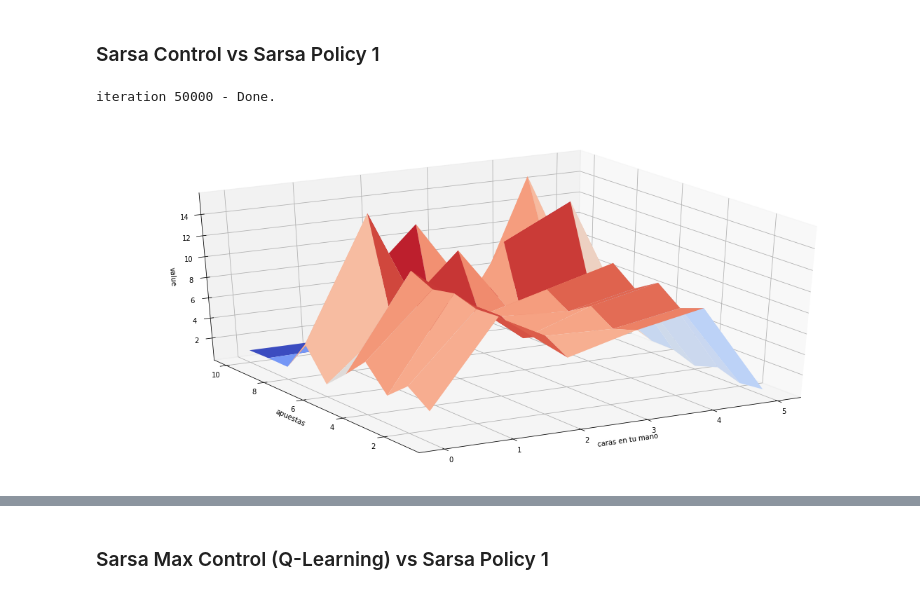
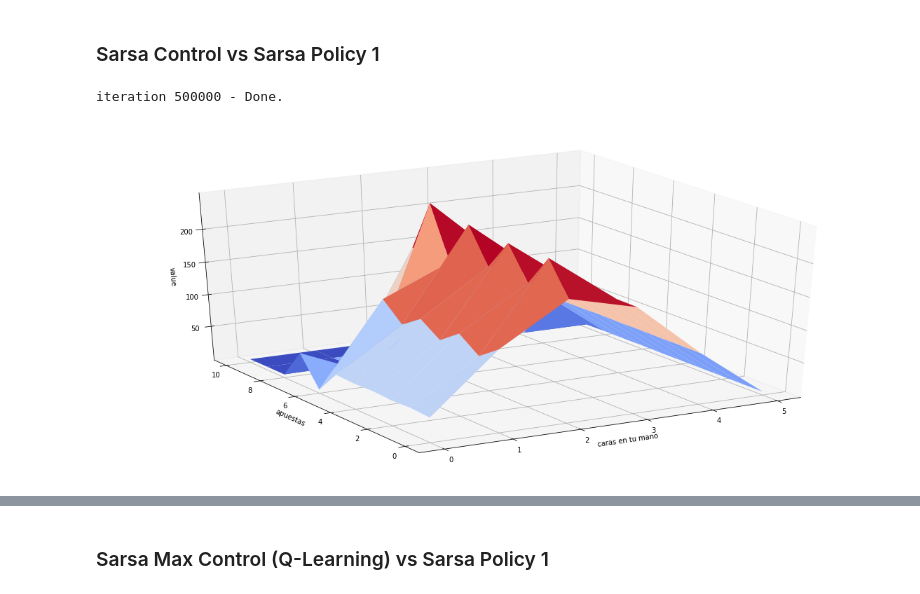
Before and after one commit to LecJackS/Procesos-Markovianos-Para-el-Aprendizaje-Automatico-2019-1C, a Jupyter notebook: tp3/TP3.ipynb, the cells around one changed output, grey strips where cells are left out. Drawn from its saved outputs; the diff is of its cells as text; code cells hidden in the pictures.

```diff
--- a/tp3/TP3.ipynb
+++ b/tp3/TP3.ipynb
@@ -454,17 +455,6 @@ def sarsa(env, num_episodes, alpha, gamma=1.0, epsmin=0.01):
             # Keeping same next_action as BEFORE Q update
             action = next_action
 
-            #save snaps
-            total_snaps = 250
-            if iteration%round(num_episodes/total_snaps) == 0:
-                #############################
-                # Save snap.png for animation
-                V_temp      = dict((k, np.max(v))    for k, v in Q.items())
-                save_value_plot(V_temp, iteration, "sarsa-control")
-                policy_temp = dict((k, np.argmax(v)) for k, v in Q.items())
-                save_policy_plot(policy_temp, iteration,"sarsa-control")
-                ############################
-
             if done:
                 # Juego terminado
                 break
@@ -479,7 +469,7 @@ def sarsa(env, num_episodes, alpha, gamma=1.0, epsmin=0.01):
 <img src="./img/sarsa-control-value-50000-iter.gif" width="600" align="left" />  <img src="./img/sarsa-control-policy-50000-iter.gif" width="200" align="left" />
 # %%
 # Calcular la politica optima y el value function
-Q_sarsa = sarsa(env, 50000, 0.009)
+Q_sarsa = sarsa(env, 500000, 0.009)
 V = dict((k, np.max(v)) for k, v in Q_sarsa.items())
 plot_values(V)
 # %% [output]
@@ -583,7 +566,7 @@ def total_faces(list_players):
     return RV
 
 class PerudoSimplificadoSmart(gym.Env):
-    def __init__(self):
+    def __init__(self, policy={}):
         self.action_space = spaces.Discrete(2)
         self.observation_space = spaces.Tuple((
                 spaces.Discrete(5),   # mis monedas
@@ -592,10 +575,11 @@ class PerudoSimplificadoSmart(gym.Env):
         #random policy
         #always one policy
         #copy cat policy
-        self.policy = {}
+        self.policy = policy
         self.seed()
         # Empieza el juego
         self.reset()
+        #
 
     def seed(self, seed=None):
         self.np_random, seed = seeding.np_random(seed)
@@ -679,8 +663,9 @@ class PerudoSimplificadoSmart(gym.Env):
         self.player_1 = throw_coin(5,self.np_random)
         self.player_2 = throw_coin(5,self.np_random)
         if np.random.rand()>0.5:
-            # Bot starts and takes action 1: increases bet
-            self.guess = 1
+            # Bot starts and takes action based on policy
+            self.guess = 0
+            self.player2_turn()
         else:
             # We start, we still need to make an action
             self.guess = 0
@@ -735,8 +724,7 @@ plot_policy(policy_sarsamax_2)
 # %% [markdown]
 ## Sarsa Policy found before vs All three Control Methods
 # %%
-env_sarsa = PerudoSimplificadoSmart()
-env_sarsa.policy = policy_sarsa
+env_sarsa = PerudoSimplificadoSmart(policy_sarsa)
 # %% [markdown]
 ###  MC Control vs Sarsa Policy 1
 # %%
@@ -751,14 +743,12 @@ plot_policy(policy_MC_2)
 ### Sarsa Control vs Sarsa Policy 1
 # %%
 # Calcular la politica optima y el value function
-#Q_sarsa = sarsa(env, 500000, 0.009)
-Q_sarsa_2 = sarsa(env_sarsa, 50000, 0.009)
-
+Q_sarsa_2 = sarsa(env_sarsa, 500000, 0.009)
 V = dict((k, np.max(v)) for k, v in Q_sarsa_2.items())
 plot_values(V)
 # %% [output]
-iteration 50000 - Done.
+iteration 500000 - Done.
-[figure, old version]
+[figure, new version]
 # %%
 plot_policy(policy_sarsa_2)
 # %% [output]
```
Also changed, not shown: parts of 43 cells of this notebook, 11 other files.
